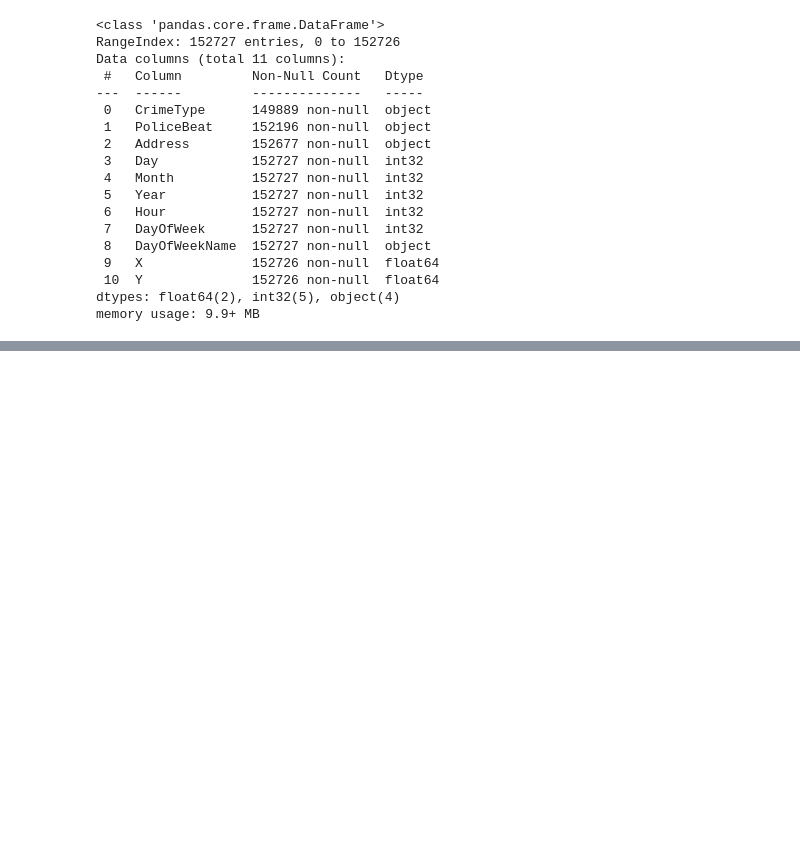
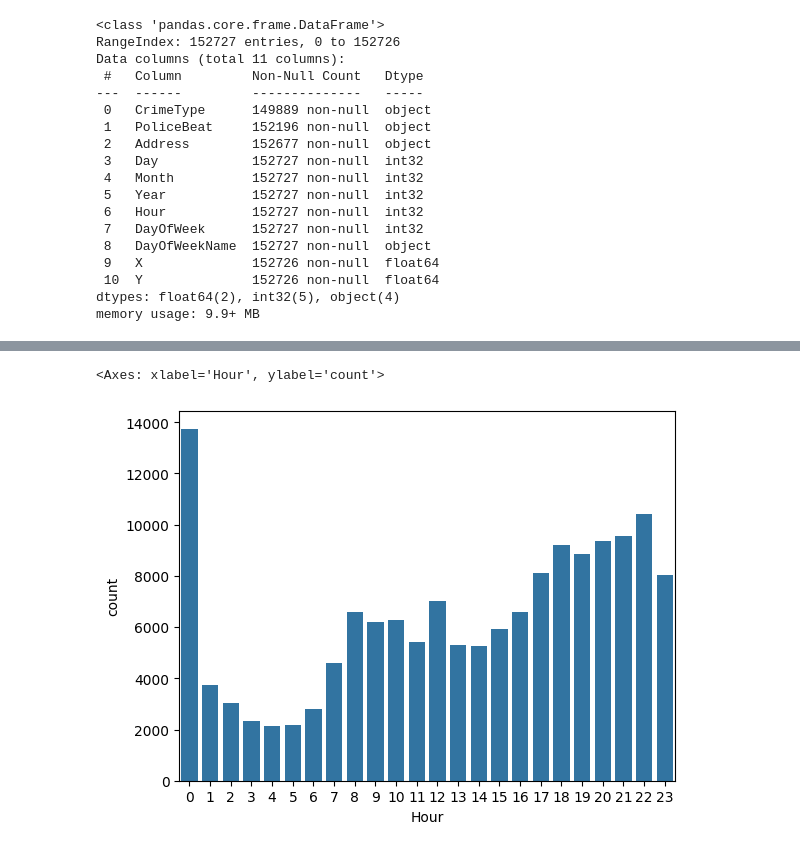
Before and after one commit to thinhh/CMPE-255-Project, a Jupyter notebook: data_exploration.ipynb, the cells around one changed output, grey strips where cells are left out. Drawn from its saved outputs; the diff is of its cells as text; code cells hidden in the pictures; blank space fills up the shorter version.

```diff
--- a/data_exploration.ipynb
+++ b/data_exploration.ipynb
@@ -197,0 +224,5 @@ df.head(5)
+# %%
+sns.barplot(df["Hour"].value_counts())
+# %% [output]
+<Axes: xlabel='Hour', ylabel='count'>
+[figure, added]
```
Also changed, not shown: parts of 6 cells of this notebook.
